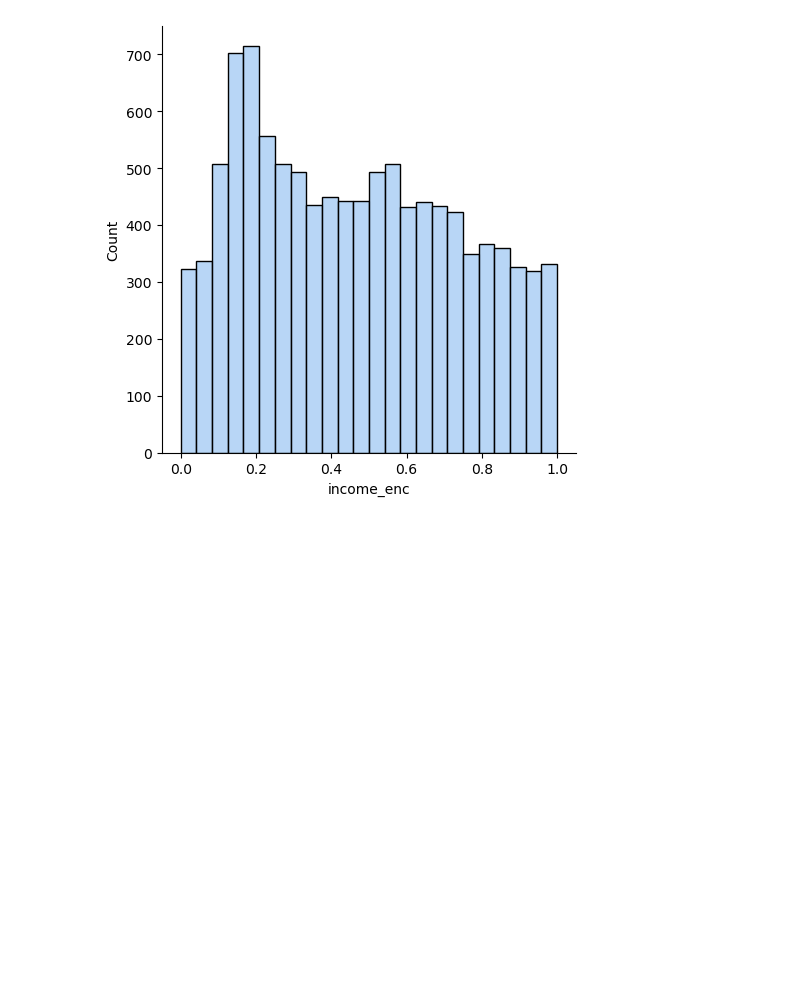
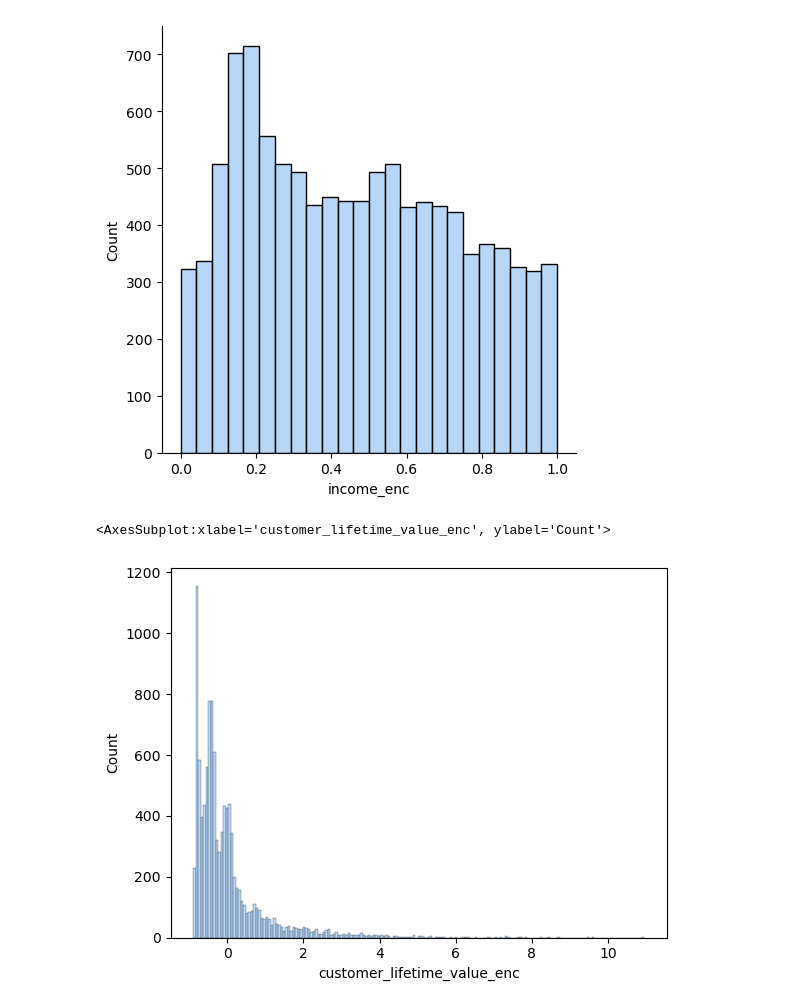
Before and after one commit to joras132/Labs_Jorge, a Jupyter notebook: Week4/10.04.2023_Monday/Data_Transformation_and_processing .ipynb, the cells around one changed output. Cells and saved outputs as stored; diff of their text form; code cells hidden in the pictures; blank space fills up the shorter version.

```diff
--- a/Week4/10.04.2023_Monday/Data_Transformation_and_processing .ipynb
+++ b/Week4/10.04.2023_Monday/Data_Transformation_and_processing .ipynb
@@ -224,3 +224,12 @@ sns.displot(numerical['income_enc'])
 # %% [output]
 <seaborn.axisgrid.FacetGrid at 0x...>
 [figure]
+# %%
+from sklearn.preprocessing import StandardScaler
+scaler=StandardScaler()
+scaler.fit(numerical['customer_lifetime_value'].to_numpy().reshape(-1,1))
+numerical['customer_lifetime_value_enc']=scaler.transform(numerical['customer_lifetime_value'].to_numpy().reshape(-1,1))
+sns.histplot(numerical['customer_lifetime_value_enc'])
+# %% [output]
+<AxesSubplot:xlabel='customer_lifetime_value_enc', ylabel='Count'>
+[figure, added]
```
Also changed, not shown: parts of 5 cells of this notebook.
